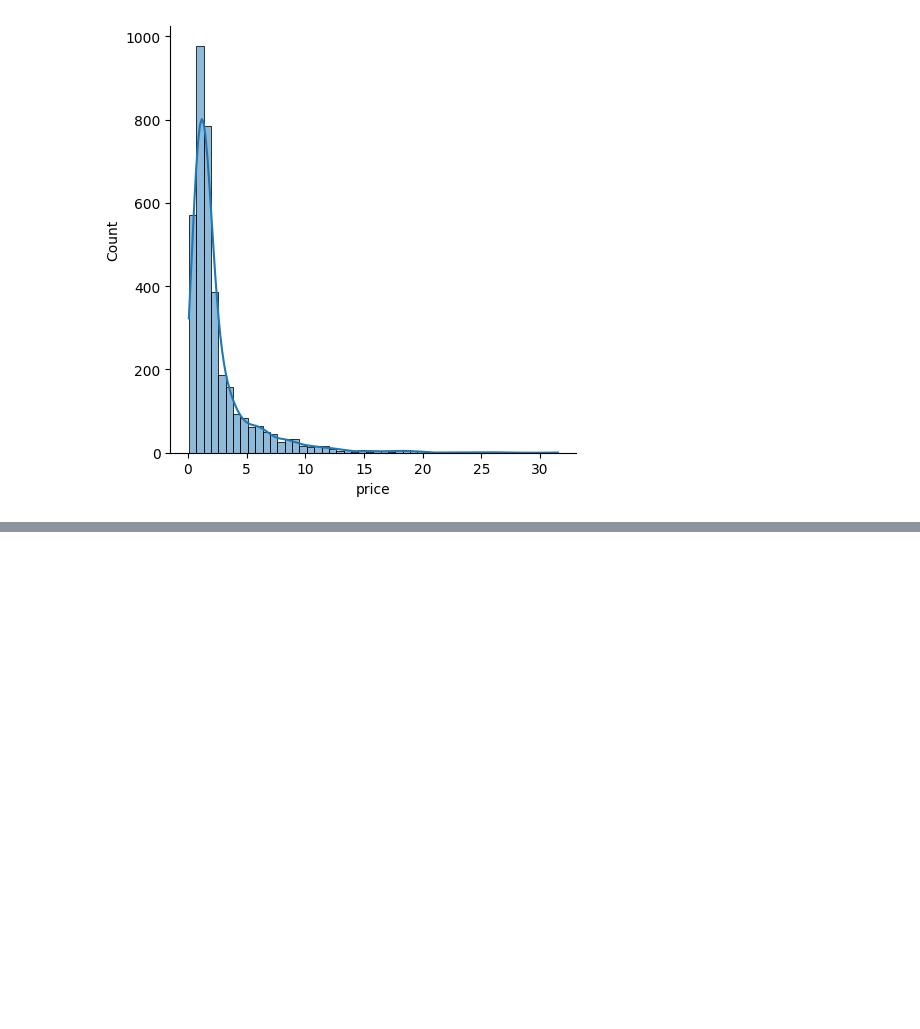
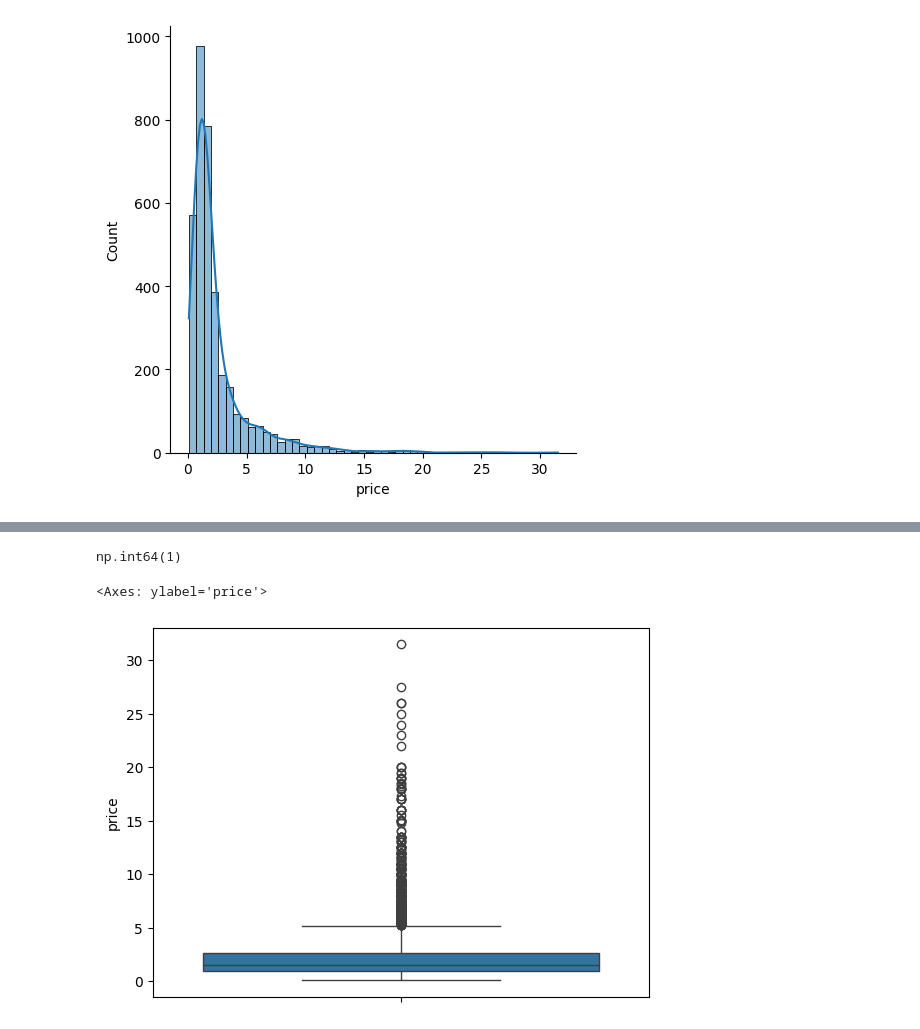
Before and after one commit to Yajas565/Proplytics, a Jupyter notebook: notebooks/session4_notebooks/univariate_EDA.ipynb, the cells around one changed output, grey strips where cells are left out. Saved outputs shown, nothing was run; the diff lists cells and outputs as text; code cells hidden in the pictures; blank space fills up the shorter version.

Commit message:
eda on price

```diff
--- a/notebooks/session4_notebooks/univariate_EDA.ipynb
+++ b/notebooks/session4_notebooks/univariate_EDA.ipynb
@@ -231,0 +256,9 @@ sns.displot(df['price'], bins=50, kde=True)
+# %%
+df['price'].isnull().sum()
+# %% [output]
+np.int64(1)
+# %%
+sns.boxplot(df['price'])
+# %% [output]
+<Axes: ylabel='price'>
+[figure, added]
```
Also changed, not shown: parts of 32 cells of this notebook, 1 other file.
